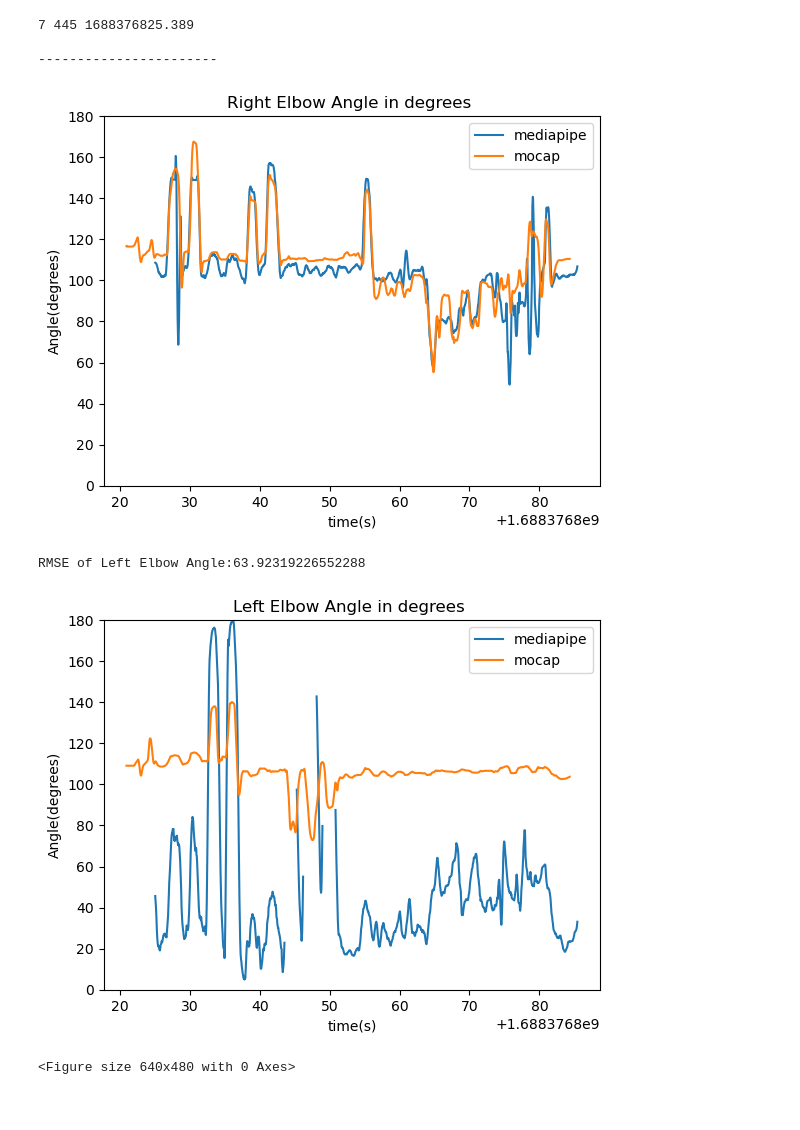
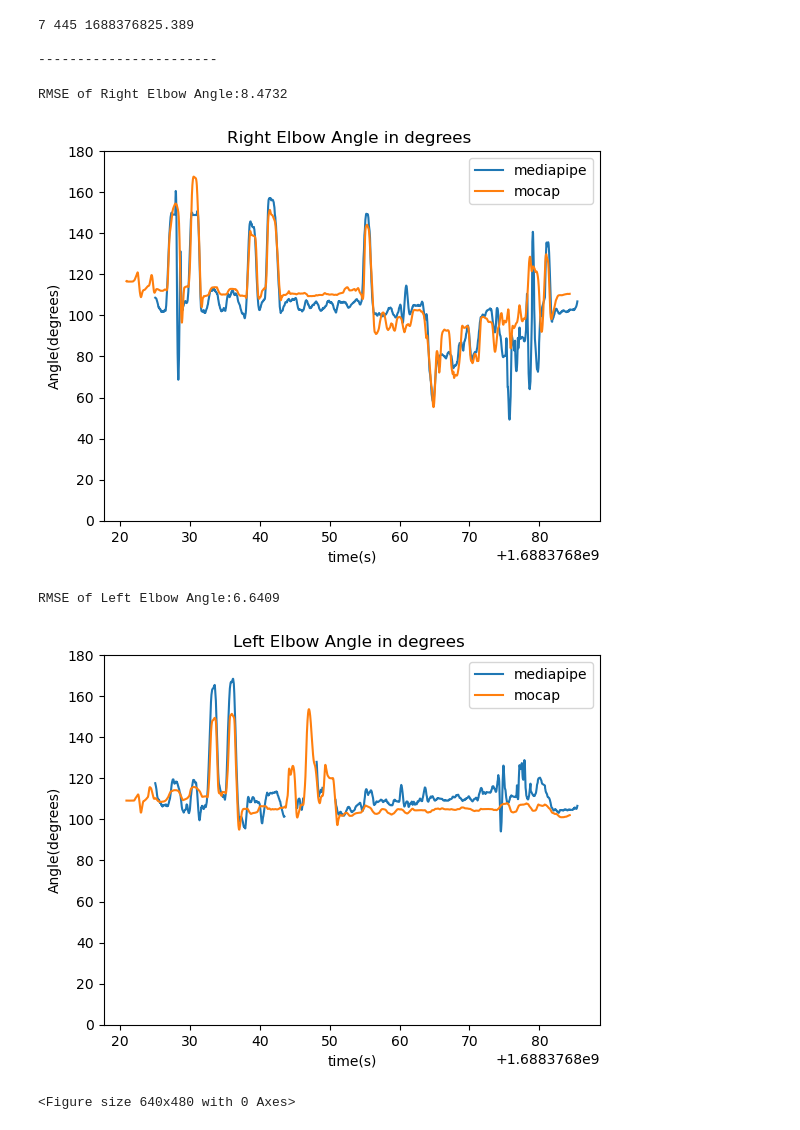
Before and after one commit to ArpanJohn/PoseEstimation, a Jupyter notebook: upperbody/5.Euler angles.ipynb, the cells around one changed output. Drawn from its saved outputs; the diff is of its cells as text; code cells hidden in the pictures.

Commit message:
made rmse .4f

```diff
--- a/upperbody/5.Euler angles.ipynb
+++ b/upperbody/5.Euler angles.ipynb
@@ -122,21 +122,22 @@ mpipeLeftElbowAngle, mocapLeftElbowAngle = [], []
 # Calculate left elbow angle using mediapipe data
 for i in range(len(df_mpipe['epoch_time'].tolist())):
     mpipeLeftElbowAngle.append(angle3point([df_mpipe['LS_x'][i], df_mpipe['LS_y'][i], df_mpipe['LS_z'][i]],
-                                           [df_mpipe['LE_x'][i], df_mpipe['LS_y'][i], df_mpipe['LE_z'][i]],
-                                           [df_mpipe['LW_x'][i], df_mpipe['LS_y'][i], df_mpipe['LW_z'][i]]))
+                                           [df_mpipe['LE_x'][i], df_mpipe['LE_y'][i], df_mpipe['LE_z'][i]],
+                                           [df_mpipe['LW_x'][i], df_mpipe['LW_y'][i], df_mpipe['LW_z'][i]]))
 
 # Calculate left elbow angle using mocap data
 for i in range(len(df_mocap['epoch_time'].tolist())):
     mocapLeftElbowAngle.append(angle3point([df_mocap['LS_x'][i], df_mocap['LS_y'][i], df_mocap['LS_z'][i]],
                                            [df_mocap['LE_x'][i], df_mocap['LE_y'][i], df_mocap['LE_z'][i]],
-                                           [df_mocap['LE_x'][i], df_mocap['LW_y'][i], df_mocap['LW_z'][i]]))
+                                           [df_mocap['LW_x'][i], df_mocap['LW_y'][i], df_mocap['LW_z'][i]]))
 # %%
 # graph right elbow angle
 pvt(mpipeRightElbowAngle,df_mpipe['epoch_time'])
 pvt(mocapRightElbowAngle,df_mocap['epoch_time'])
 plt.title('Right Elbow Angle in degrees ')
 plt.ylim(0,180)
-RMSE_str='RMSE of Right Elbow Angle:'+str(RMSE(mocapRightElbowAngle,mpipeRightElbowAngle,df_mocap['epoch_time'].to_numpy(),df_mpipe['epoch_time'].to_numpy()))
+RMSE_str='RMSE of Right Elbow Angle:'+str(f"{RMSE(mocapRightElbowAngle,mpipeRightElbowAngle,df_mocap['epoch_time'].to_numpy(),df_mpipe['epoch_time'].to_numpy()):.4f}")
+print(RMSE_str)
 
 # Save the graph to an in-memory buffer
 buffer = BytesIO()
@@ -146,37 +147,38 @@ buffer.seek(0)
 # Save the buffer to a list
 graphs.append(buffer)
 RMSEs.append(RMSE_str)
 plt.show()
 
 # Clear the figure for the next graph
 plt.clf()
 
 #test graph left elbow angle
 pvt(mpipeLeftElbowAngle,df_mpipe['epoch_time'])
 pvt(mocapLeftElbowAngle,df_mocap['epoch_time'])
 plt.title('Left Elbow Angle in degrees ')
 plt.ylim(0,180)
-RMSE_str='RMSE of Left Elbow Angle:'+str(RMSE(mocapLeftElbowAngle,mpipeLeftElbowAngle,df_mocap['epoch_time'].to_numpy(),df_mpipe['epoch_time'].to_numpy()))
+RMSE_str='RMSE of Left Elbow Angle:'+str(f"{RMSE(mocapLeftElbowAngle,mpipeLeftElbowAngle,df_mocap['epoch_time'].to_numpy(),df_mpipe['epoch_time'].to_numpy()):.4f}")
 print(RMSE_str)
 
 # Save the graph to an in-memory buffer
 buffer = BytesIO()
 plt.savefig(buffer, format='png')
 buffer.seek(0)
 
 # Save the buffer to a list
 graphs.append(buffer)
 RMSEs.append(RMSE_str)
 
 plt.show()
 
 # Clear the figure for the next graph
 plt.clf()
 # %% [output]
+RMSE of Right Elbow Angle:8.4732
 [figure]
-RMSE of Left Elbow Angle:63.92319226552288
+RMSE of Left Elbow Angle:6.6409
-[figure, old version]
+[figure, new version]
-<Figure size 640x480 with 0 Axes>
+<Figure size 640x480 with 0 Axes>
 # %%
 df_mocap.rename(columns={'ls_x':'LS_x','ls_y':'LS_y','ls_z':'LS_z','le_x':'LE_x','le_y':'LE_y','le_z':'LE_z','lw_x':'LW_x','lw_y':'LW_y','lw_z':'LW_z',
                          'rs_x':'RS_x','rs_y':'RS_y','rs_z':'RS_z','re_x':'RE_x','re_y':'RE_y','re_z':'RE_z','rw_x':'RW_x','rw_y':'RW_y','rw_z':'RW_z',
```
Also changed, not shown: parts of 2 cells of this notebook.
